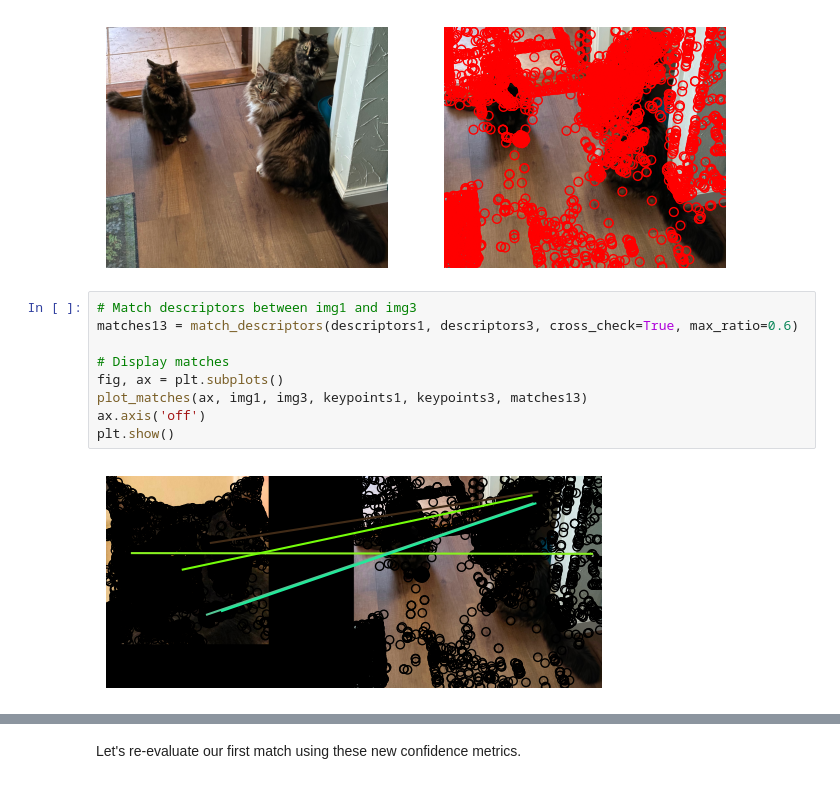
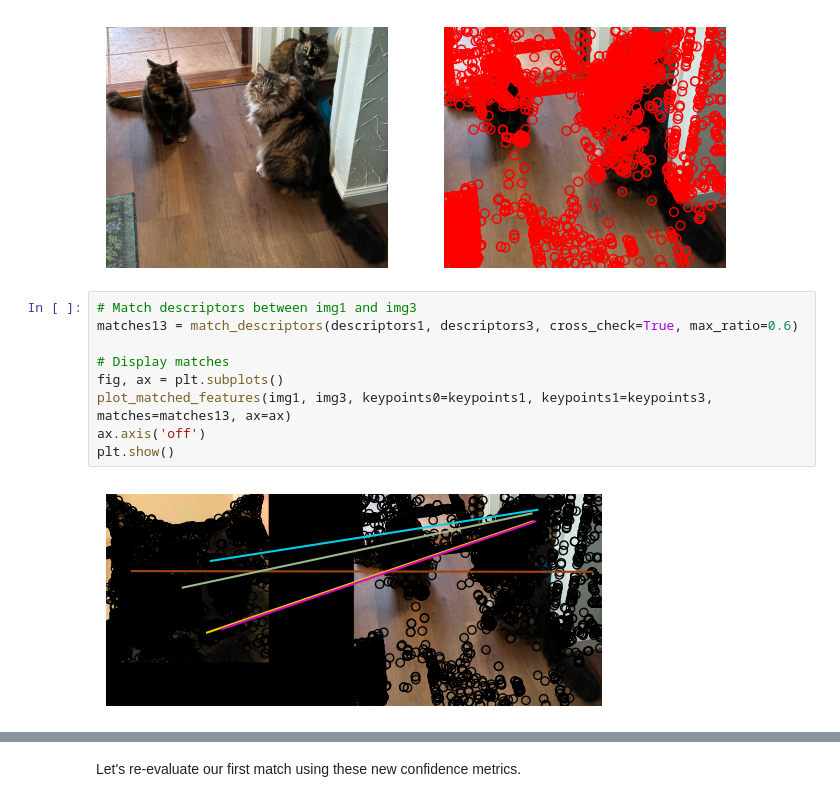
Before and after one commit to ajdillhoff/CSE4310, a Jupyter notebook: feature_matching.ipynb, the cells around one changed output, grey strips where cells are left out. Drawn from its saved outputs; the diff is of its cells as text.

```diff
--- a/feature_matching.ipynb
+++ b/feature_matching.ipynb
@@ -154,14 +152,14 @@ plt.show()
 # %%
 # Match descriptors between img1 and img3
 matches13 = match_descriptors(descriptors1, descriptors3, cross_check=True, max_ratio=0.6)
 
 # Display matches
 fig, ax = plt.subplots()
-plot_matches(ax, img1, img3, keypoints1, keypoints3, matches13)
+plot_matched_features(img1, img3, keypoints0=keypoints1, keypoints1=keypoints3, matches=matches13, ax=ax)
 ax.axis('off')
 plt.show()
 # %% [output]
-[figure, old version]
+[figure, new version]
 # %%
 model13, inliers13 = ransac((keypoints1[matches13[:, 0]][:, ::-1], keypoints3[matches13[:, 1]][:, ::-1]),  # source and destination coordinates
                             AffineTransform,  # the model class
```
Also changed, not shown: parts of 6 cells of this notebook.
